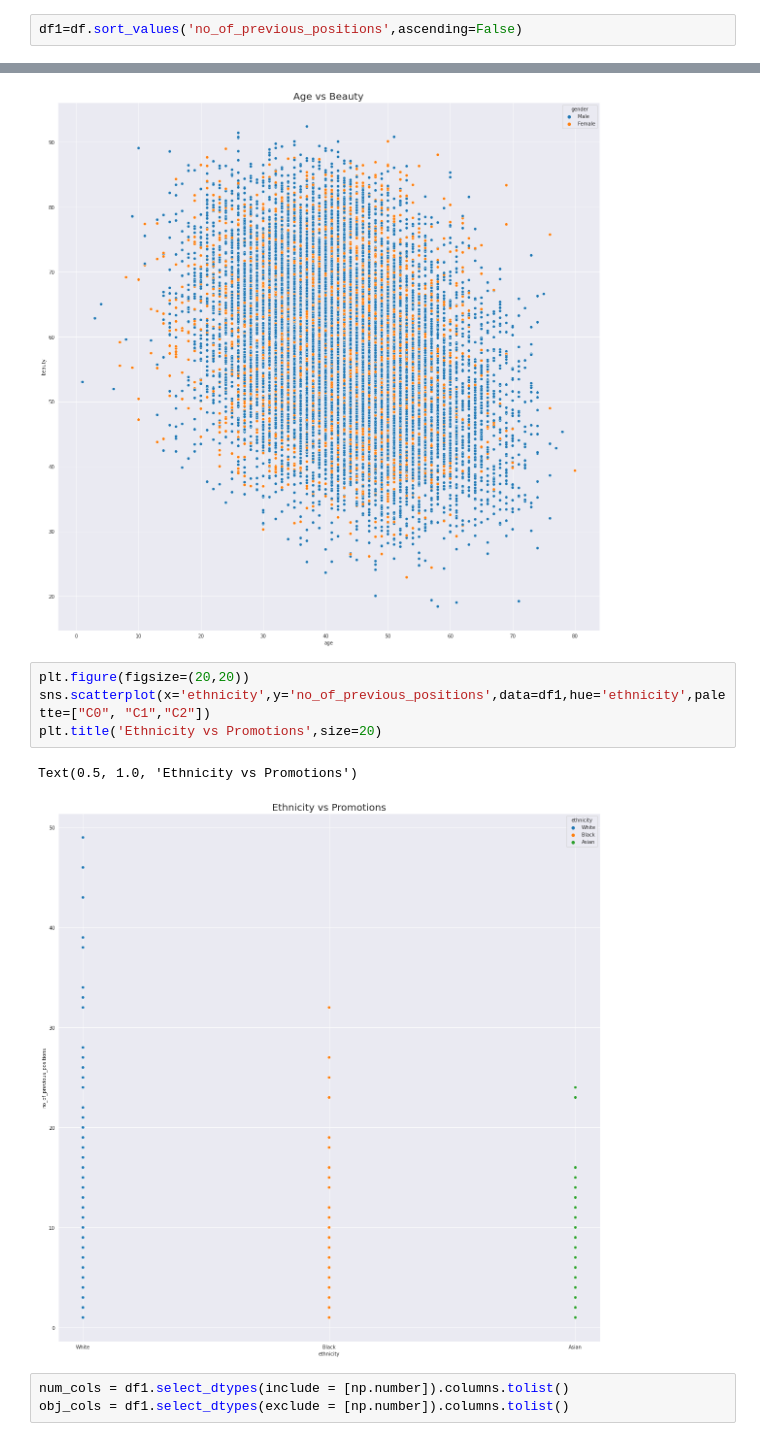
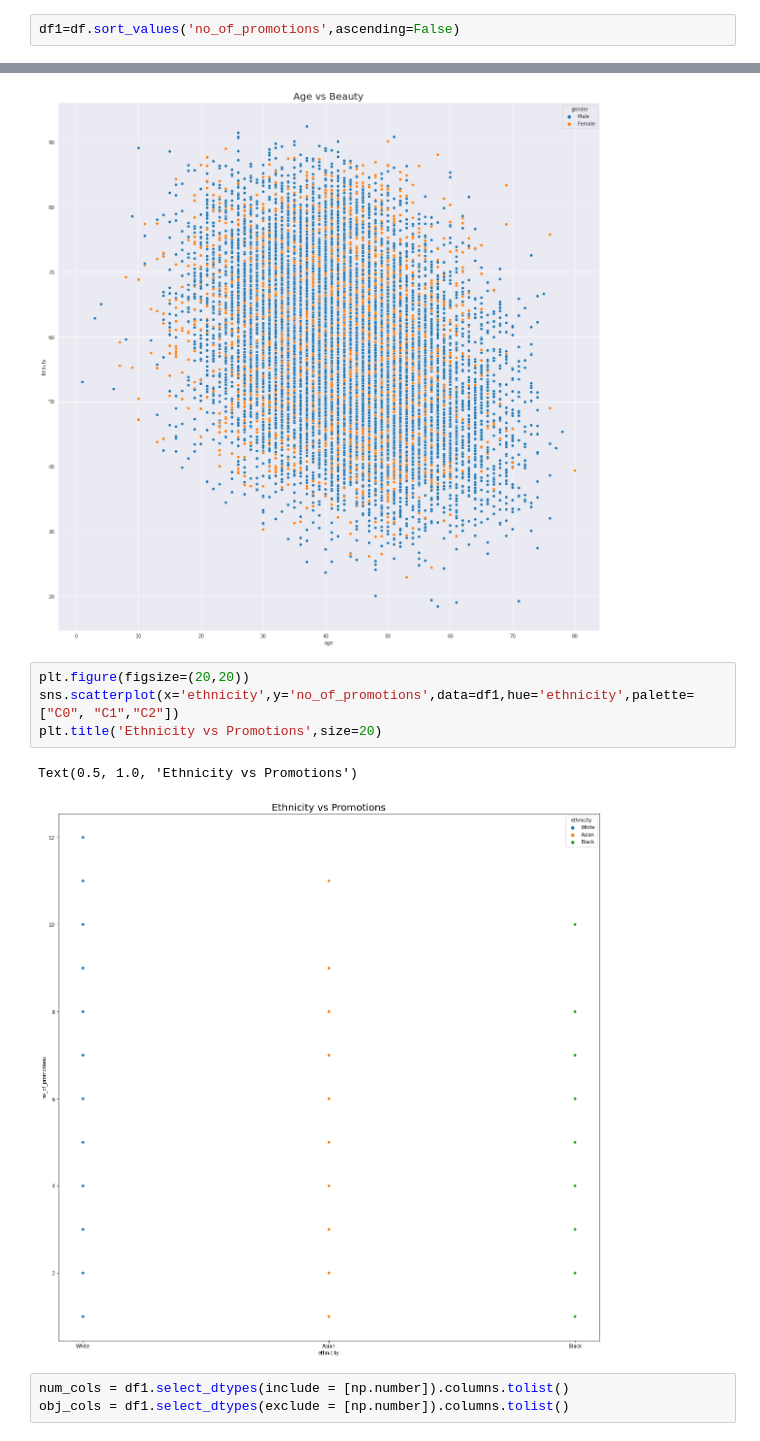
Before and after one commit to nithinjozzup/MainProject_Group14_DSAB1, a Jupyter notebook: Group14_Batch1_DSA_R1.ipynb, the cells around one changed output, grey strips where cells are left out. Drawn from its saved outputs; the diff is of its cells as text.

```diff
--- a/Group14_Batch1_DSA_R1.ipynb
+++ b/Group14_Batch1_DSA_R1.ipynb
@@ -157,6 +157,6 @@ df.describe()
 | 75% | 28944.250000 | 1.200000 | 1035.000000 | 1399.787500 | 11391.000000 | 1.000000 | ... |
 | max | 38592.000000 | 15.000000 | 21884.000000 | 39781.000000 | 15257.000000 | 12.000000 | ... |
 # %%
-df1=df.sort_values('no_of_previous_positions',ascending=False)
+df1=df.sort_values('no_of_promotions',ascending=False)
 # %%
 df1=df1.drop_duplicates(subset='m_urn_id',keep='first')
@@ -294,11 +314,11 @@ Text(0.5, 1.0, 'Age vs Beauty')
 [figure]
 # %%
 plt.figure(figsize=(20,20))
-sns.scatterplot(x='ethnicity',y='no_of_previous_positions',data=df1,hue='ethnicity',palette=["C0", "C1","C2"])
+sns.scatterplot(x='ethnicity',y='no_of_promotions',data=df1,hue='ethnicity',palette=["C0", "C1","C2"])
 plt.title('Ethnicity vs Promotions',size=20)
 # %% [output]
 Text(0.5, 1.0, 'Ethnicity vs Promotions')
-[figure, old version]
+[figure, new version]
 # %%
 num_cols = df1.select_dtypes(include = [np.number]).columns.tolist()
 obj_cols = df1.select_dtypes(exclude = [np.number]).columns.tolist()
```
Also changed, not shown: parts of 6 cells of this notebook.
